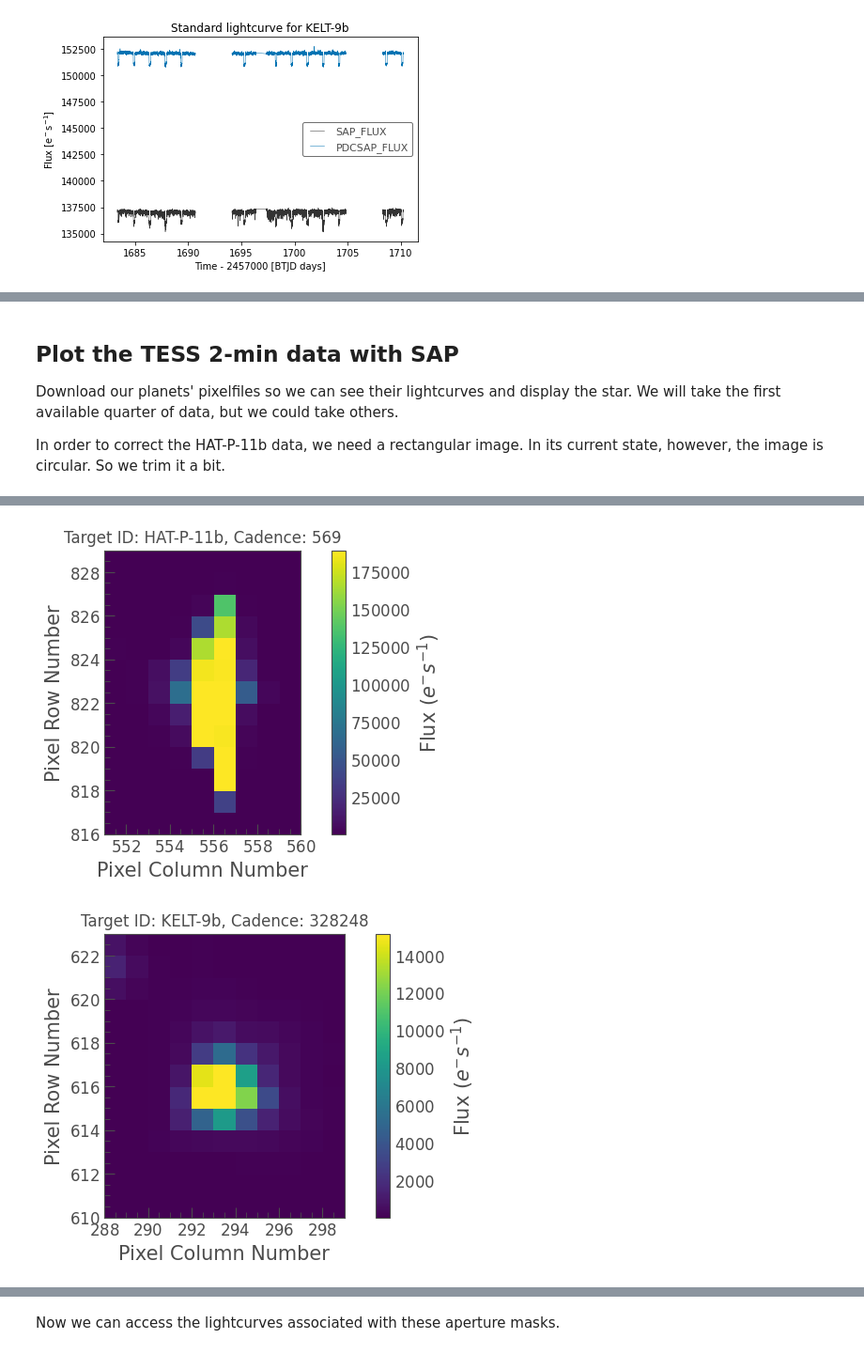
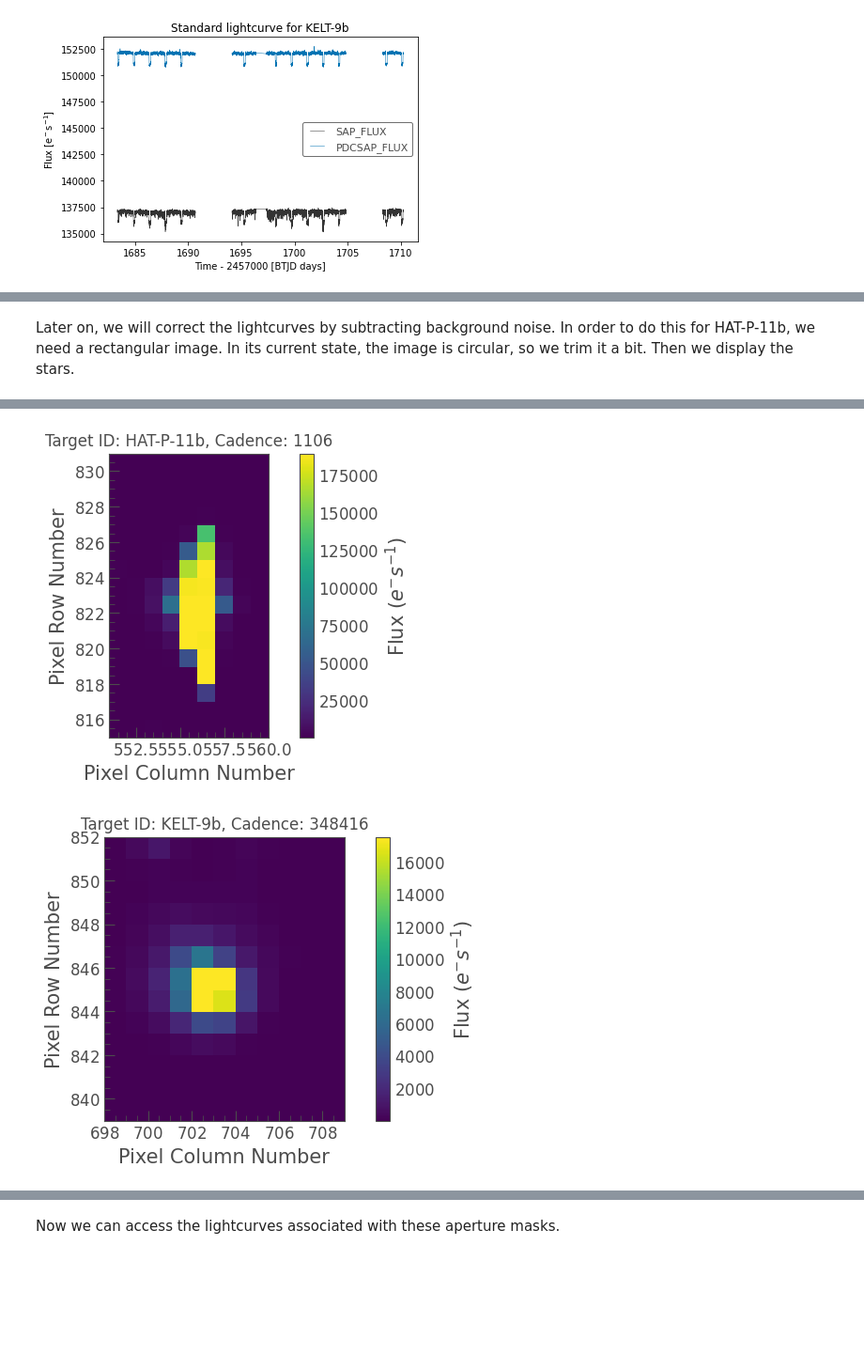
Before and after one commit to JackDinsmore/photometry-age-dating, a Jupyter notebook: HAT-P-11b; KELT-9b lightcurves.ipynb, the cells around one changed output, grey strips where cells are left out. Shown: that part at 94% size. Drawn from its saved outputs; the diff is of its cells as text; code cells hidden in the pictures; blank space fills up the shorter version.

```diff
--- a/HAT-P-11b; KELT-9b lightcurves.ipynb
+++ b/HAT-P-11b; KELT-9b lightcurves.ipynb
@@ -25,4 +27,3 @@ PLANETS = ["HAT-P-11b", "KELT-9b"]
 We can download the light curve from the TESScut database and extract it as follows. First, we need to download the fits files.
 # %%
-from lightkurve import search_lightcurvefile
-lcfs = [search_lightcurvefile(p).download() for p in PLANETS]
+lcfs = [lk.search_lightcurvefile(p).download() for p in PLANETS]
@@ -38,0 +62,7 @@ for i in range(len(lcfs)):
+# %%
+searchResults = [lk.search_targetpixelfile(p) for p in PLANETS]
+print([len(sr) for sr in searchResults])
+
+searchIndex = [1, 1]# for the first one, 16 sucks, but 1 is great.
+
+pixelfiles = [searchResults[i][searchIndex[i]].download(quality_bitmask='hardest') for i in range(len(PLANETS))]
@@ -39,15 +73,11 @@ for i in range(len(lcfs)):
 # %% [markdown]
-## Plot the TESS 2-min data with SAP
-
-Download our planets' pixelfiles so we can see their lightcurves and display the star. We will take the first available quarter of data, but we could take others.
-
-In order to correct the HAT-P-11b data, we need a rectangular image. In its current state, however, the image is circular. So we trim it a bit.
+Later on, we will correct the lightcurves by subtracting background noise. In order to do this for HAT-P-11b, we need a rectangular image. In its current state, the image is circular, so we trim it a bit. Then we display the stars.
 # %%
-pixelfiles = [lk.search_targetpixelfile(p)[0].download(quality_bitmask='hardest') for p in PLANETS]
-
 # Trim the HAT-P-11b picture
 index = PLANETS.index("HAT-P-11b")
-pixelfiles[index] = pixelfiles[index].cutout(size=(pixelfiles[index].shape[1]-6, pixelfiles[index].shape[2]-2))
+#pixelfiles[index] = pixelfiles[index].cutout(size=(pixelfiles[index].shape[1]-6, pixelfiles[index].shape[2]-2))
+print(pixelfiles[index].shape)
+pixelfiles[index] = pixelfiles[index].cutout(center=(6, 9), size=(10, 16))
 
 for i in range(len(PLANETS)):
 
@@ -59,3 +89,3 @@ Warning: 44% (8603/19337) of the cadences will be ignored due to the quality mas
-[figure, old version]
+[figure, new version]
-[figure, old version]
+[figure, new version]
 # %% [markdown]
```
Also changed, not shown: parts of 21 cells of this notebook.
